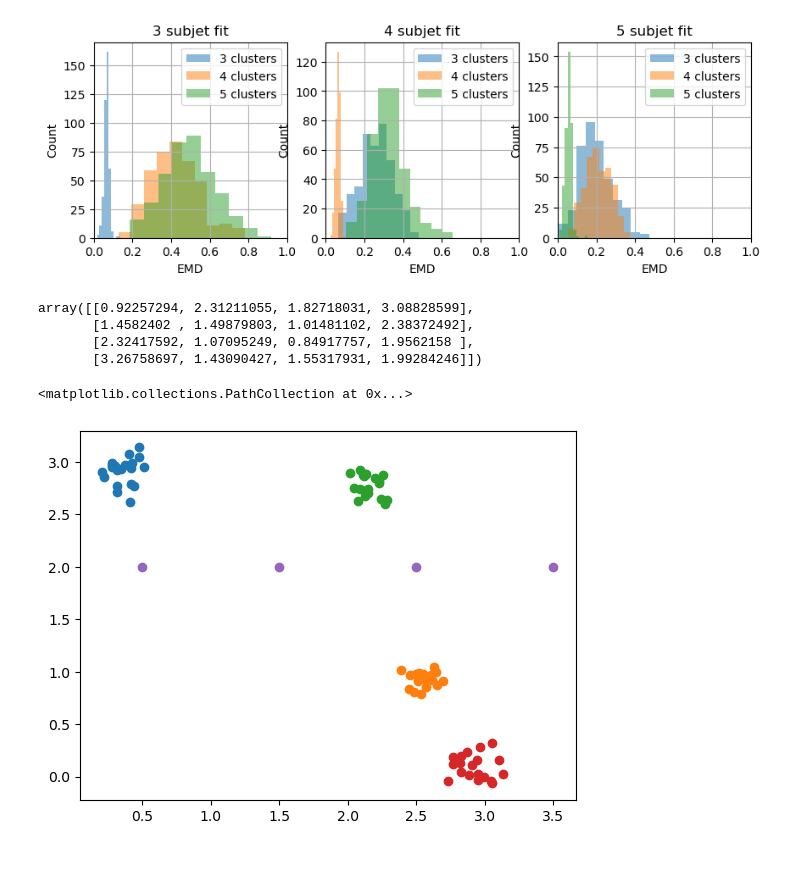
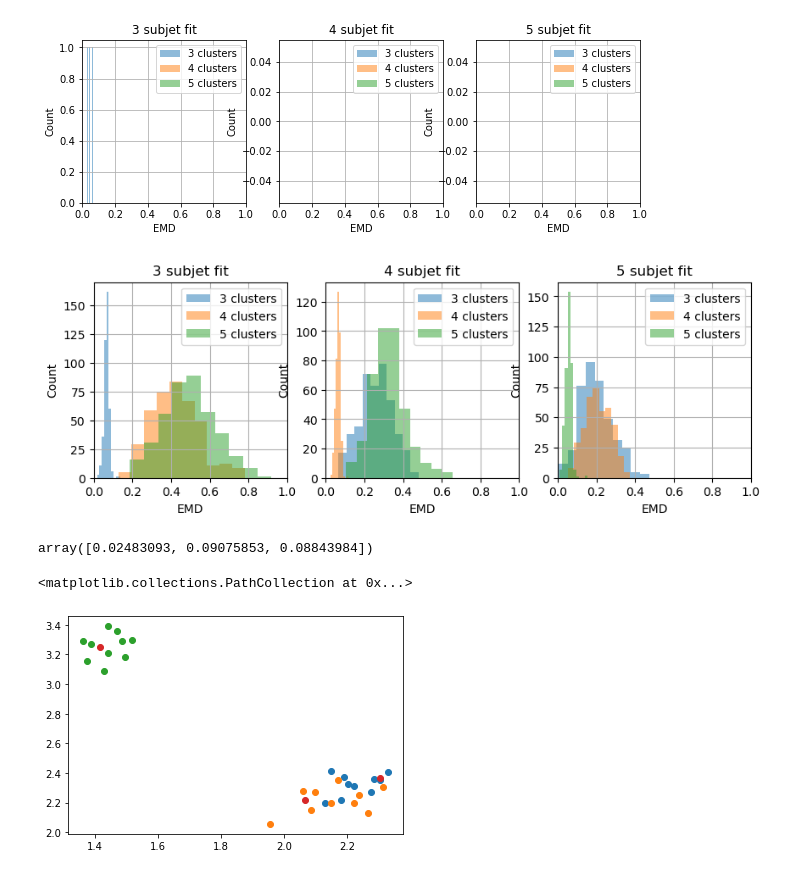
Before and after one commit to okitouni/EnergyMover-Dual, a Jupyter notebook: subjetFitting.ipynb, the cells around one changed output. Drawn from its saved outputs; the diff is of its cells as text; code cells hidden in the pictures.

```diff
--- a/subjetFitting.ipynb
+++ b/subjetFitting.ipynb
@@ -5,7 +5,7 @@ from glob import glob
 import pandas as pd
 import numpy as np
 # %%
-fnames = glob("logs/*.txt")
+fnames = glob("logs/*.txt")[:-1]
 fname = fnames[0]
 def _get_metadata(fname):
     n_subjet, n_clusters, n_particles = fname.split("_")[1:]
@@ -20,15 +20,16 @@ def parse_file(fname):
     with open(fname, "r") as f:
         emd_nn, emd_true, last_emd_nn, last_emd = f.readline().split(", ")
         emd_nn, emd_true, last_emd_nn, last_emd = float(emd_nn), float(emd_true), float(last_emd_nn), float(last_emd)
-        pq = np.loadtxt(f)
-        p = pq[:n_subjet]
-        q = pq[n_subjet:]
+        ppq = np.loadtxt(f)
+        p = ppq[:n_subjet]
+        p_final = ppq[n_subjet:2*n_subjet]
+        q = ppq[2*n_subjet:]
         assert len(q) == n_clusters * n_particles
-    return emd_nn, emd_true, last_emd_nn, last_emd, p, q
+    return emd_nn, emd_true, last_emd_nn, last_emd, p, p_final, q
 
 def make_df(fnames):
     df = pd.DataFrame(get_metadata(fnames), columns=["n_subjet", "n_clusters", "n_particles", "seed"])
-    df["emd_nn"], df["emd_true"], df["last_emd_nn"], df["last_emd"], df["p"], df["q"] = zip(*[parse_file(fname) for fname in fnames])
+    df["emd_nn"], df["emd_true"], df["last_emd_nn"], df["last_emd"], df["p"], df["p_final"], df["q"] = zip(*[parse_file(fname) for fname in fnames])
     return df
 
 df = make_df(fnames)
@@ -44,7 +45,20 @@ for ax, n_subjet in zip(axes.flatten(), range(3, 6)):
     ax.set_xlim(0, 1)
 plt.show()
 # %% [output]
-[figure, old version]
+[figure, new version]
+# %%
+fig, axes = plt.subplots(1, 3, figsize=(10, 3))
+for ax, n_subjet in zip(axes.flatten(), range(3, 6)):
+    for n_clusters in range(3, 6):
+        df[(df.n_subjet == n_subjet)&(df.n_clusters==n_clusters)].last_emd_nn.hist(bins=10, alpha=0.5, label=f"{n_clusters} clusters", ax=ax)
+    ax.legend()
+    ax.set_title(f"{n_subjet} subjet fit")
+    ax.set_xlabel("EMD")
+    ax.set_ylabel("Count")
+    ax.set_xlim(0, 1)
+plt.show()
+# %% [output]
+[figure, added]
 # %%
 # Ability to reconstruct jet center
 from scipy.spatial.distance import cdist
@@ -52,16 +66,14 @@ evt = df.iloc[0]
 p = evt.p
 q = evt.q.reshape(evt.n_particles, evt.n_clusters, 2)
 qmean = q.mean(axis=0)
+qstd = q.std(axis=(0, 2))
 cdist(p, qmean).min(axis=1)
 # %% [output]
-array([[0.92257294, 2.31211055, 1.82718031, 3.08828599],
-       [1.4582402 , 1.49879803, 1.01481102, 2.38372492],
-       [2.32417592, 1.07095249, 0.84917757, 1.9562158 ],
-       [3.26758697, 1.43090427, 1.55317931, 1.99284246]])
+array([0.02483093, 0.09075853, 0.08843984])
 # %%
-for i in range(4):
+for i in range(3):
     plt.scatter(q[:, i, 0], q[:, i, 1], label=f"Cluster {i}")
 plt.scatter(p[:, 0], p[:, 1], label="True")
 # %% [output]
 <matplotlib.collections.PathCollection at 0x...>
-[figure, old version]
+[figure, new version]
```
Also changed, not shown: 1 other file.
